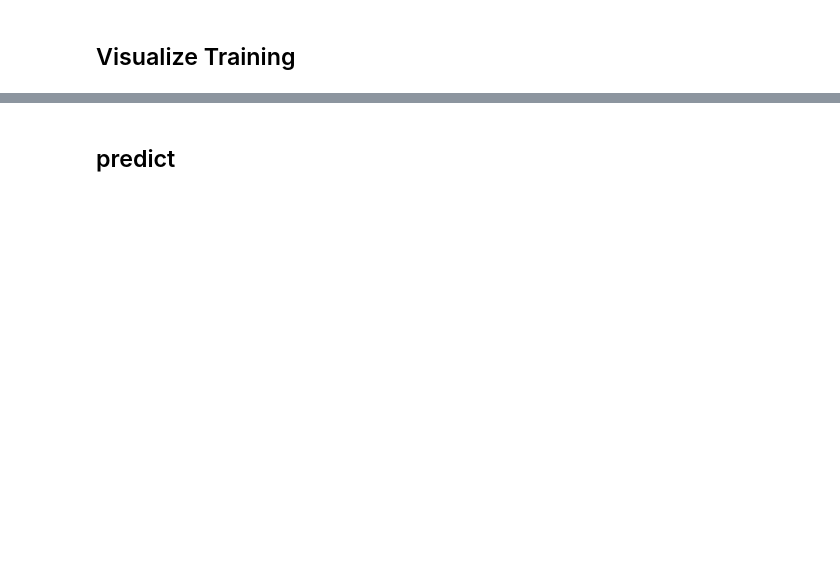
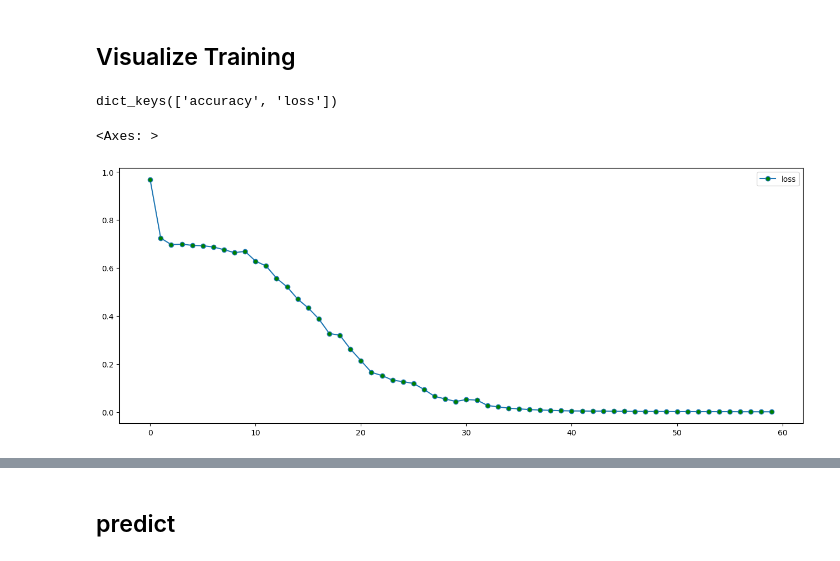
Before and after one commit to Itossai/Detec-o-de-COVID19, a Jupyter notebook: notebook2e539c4c0c.ipynb, the cells around one changed output, grey strips where cells are left out. Saved outputs shown, nothing was run; the diff lists cells and outputs as text; code cells hidden in the pictures; blank space fills up the shorter version.

```diff
--- a/notebook2e539c4c0c.ipynb
+++ b/notebook2e539c4c0c.ipynb
@@ -261,3 +283,10 @@ Model: "sequential"
 # %% [markdown]
 ## Visualize Training
+# %%
+print(history.history.keys())
+pd.DataFrame(history.history)[["loss"]].plot(figsize =(16,6), marker = "o", mfc = "g")
+# %% [output]
+dict_keys(['accuracy', 'loss'])
+<Axes: >
+[figure, added]
 # %%
```
Also changed, not shown: parts of 11 cells of this notebook.
